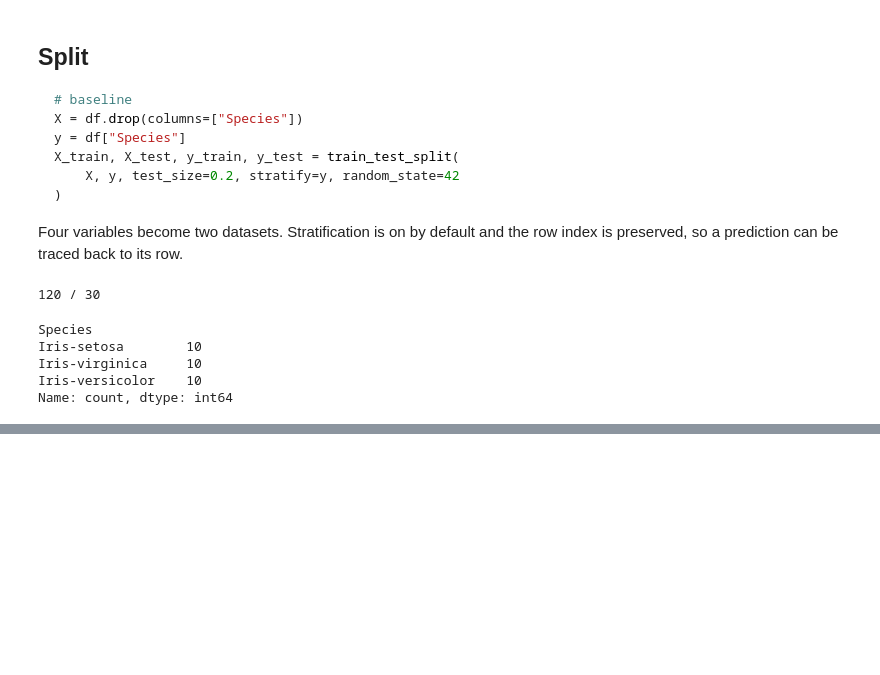
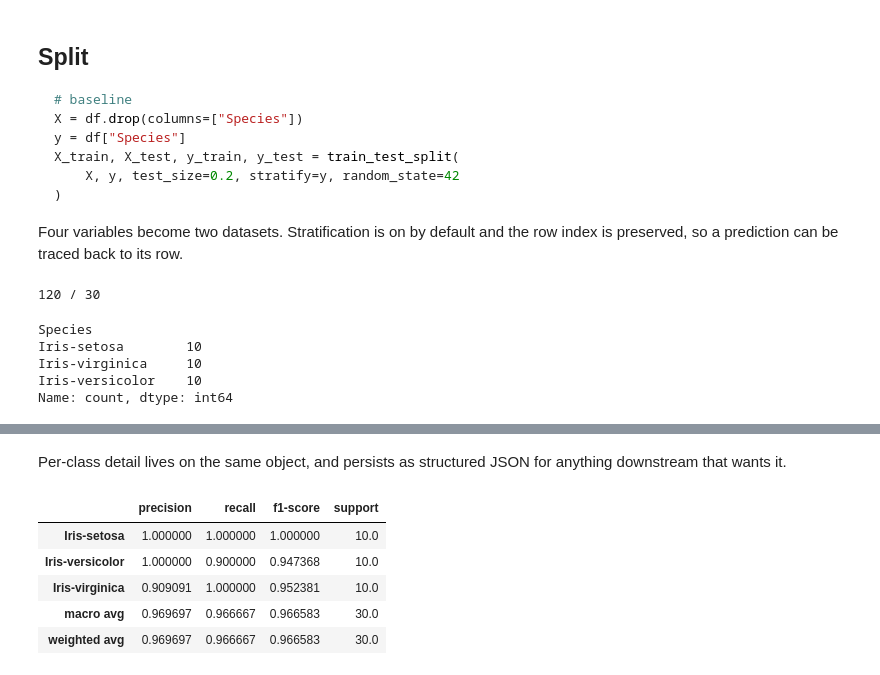
Before and after one commit to dlondres42/desafio-inter-monorepo, a Jupyter notebook: client_code/consumer/iris_pipeline.ipynb, the cells around one changed output, grey strips where cells are left out. Saved outputs shown, nothing was run; the diff lists cells and outputs as text; code cells hidden in the pictures; blank space fills up the shorter version.

```diff
--- a/client_code/consumer/iris_pipeline.ipynb
+++ b/client_code/consumer/iris_pipeline.ipynb
@@ -257,0 +136,12 @@ print({
+# %%
+candidates = {
+    "logreg": LogisticRegression(max_iter=200),
+    "rf": RandomForestClassifier(n_estimators=100, max_depth=3, random_state=42),
+    "gb": GradientBoostingClassifier(n_estimators=50, max_depth=2, random_state=42),
+}
+
+results = [train(est, train_ds, test_ds, name=n) for n, est in candidates.items()]
+
+pd.DataFrame({r.name: r.metrics.scalars() for r in results}).T.sort_values(
+    "f1", ascending=False
+)
@@ -257,0 +166,10 @@ print({
+# %%
+best = max(results, key=lambda r: r.metrics.f1)
+bundle = best.save_bundle(BUNDLE)
+
+print(best.name, "->", bundle.name)
+pd.DataFrame(
+    best.metrics.confusion_matrix,
+    index=best.metrics.labels,
+    columns=best.metrics.labels,
+)
@@ -257,0 +208,13 @@ print({
+# %% [markdown]
+Per-class detail lives on the same object, and persists as structured JSON
+for anything downstream that wants it.
+# %%
+best.metrics.write_json(REPO_ROOT / "data" / "metrics.json")
+pd.DataFrame(best.metrics.report).T
+# %% [output]
+|  | precision | recall | f1-score | support |
+| Iris-setosa | 1.000000 | 1.000000 | 1.000000 | 10.0 |
+| Iris-versicolor | 1.000000 | 0.900000 | 0.947368 | 10.0 |
+| Iris-virginica | 0.909091 | 1.000000 | 0.952381 | 10.0 |
+| macro avg | 0.969697 | 0.966667 | 0.966583 | 30.0 |
+| weighted avg | 0.969697 | 0.966667 | 0.966583 | 30.0 |
```
Also changed, not shown: parts of 20 cells of this notebook, 6 other files.
